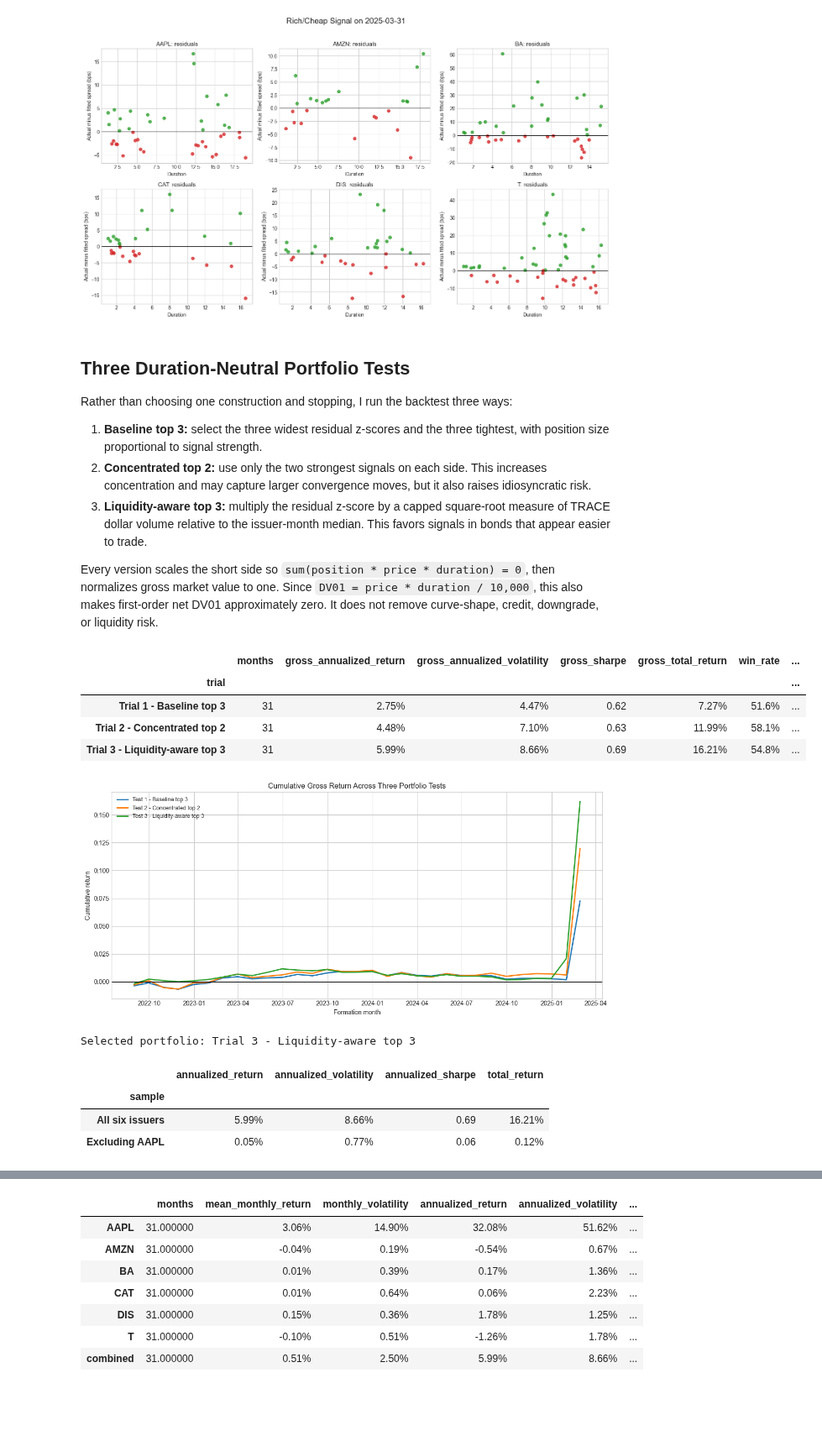
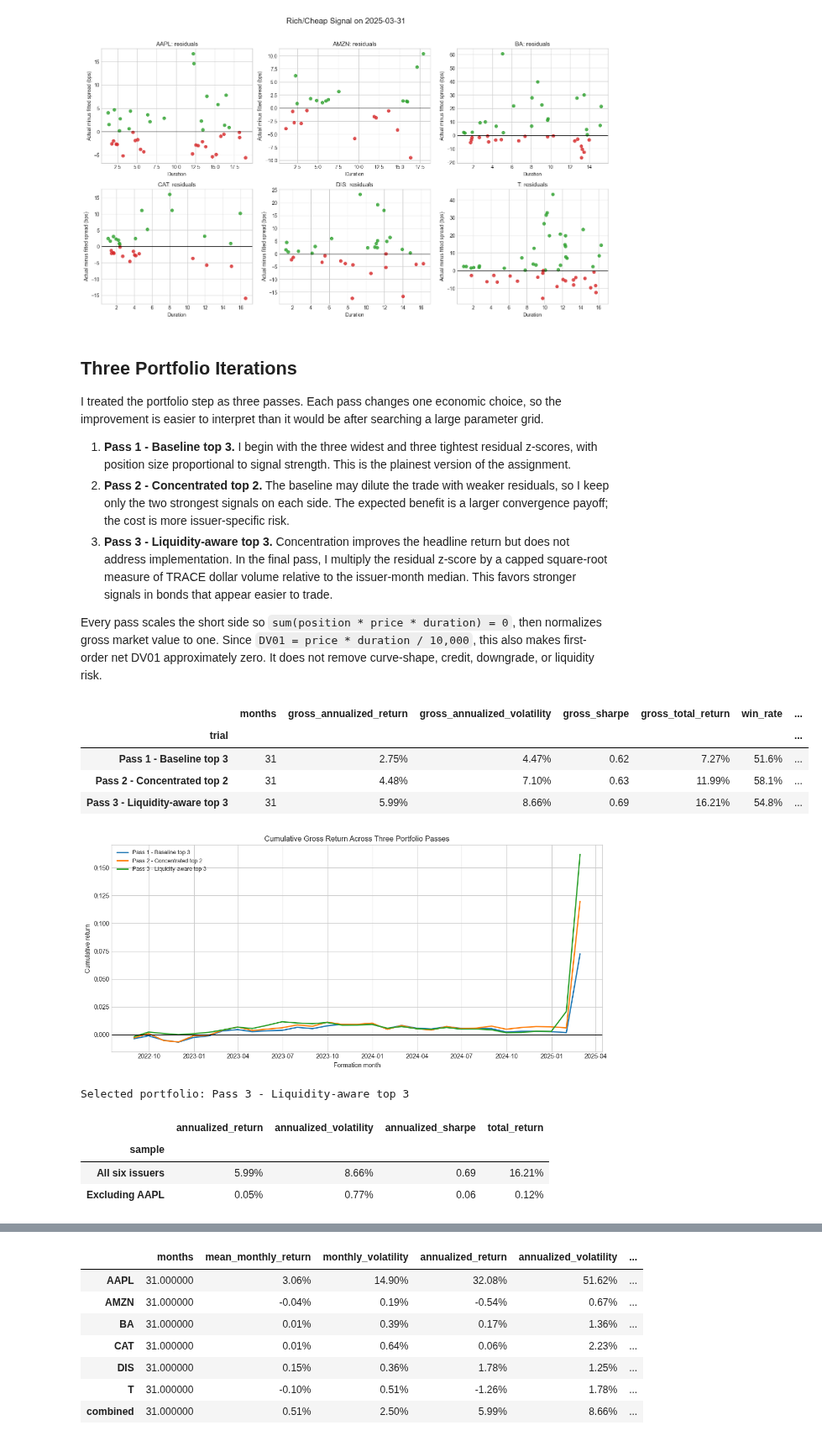
Before and after one commit to yingnichang/MTH9897, a Jupyter notebook: bond_relative_value_assignment.ipynb, the cells around one changed output, grey strips where cells are left out. Shown at 84% size. Saved outputs shown, nothing was run; the diff lists cells and outputs as text; code cells hidden in the pictures; blank space fills up the shorter version.

Commit message:
Refine three-pass portfolio analysis

```diff
--- a/bond_relative_value_assignment.ipynb
+++ b/bond_relative_value_assignment.ipynb
@@ -559,15 +559,15 @@ plt.show()
 # %% [output]
 [figure]
 # %% [markdown]
-## Three Duration-Neutral Portfolio Tests
+## Three Portfolio Iterations
 
-Rather than choosing one construction and stopping, I run the backtest three ways:
+I treated the portfolio step as three passes. Each pass changes one economic choice, so the improvement is easier to interpret than it would be after searching a large parameter grid.
 
-1. **Baseline top 3:** select the three widest residual z-scores and the three tightest, with position size proportional to signal strength.
-2. **Concentrated top 2:** use only the two strongest signals on each side. This increases concentration and may capture larger convergence moves, but it also raises idiosyncratic risk.
-3. **Liquidity-aware top 3:** multiply the residual z-score by a capped square-root measure of TRACE dollar volume relative to the issuer-month median. This favors signals in bonds that appear easier to trade.
+1. **Pass 1 - Baseline top 3.** I begin with the three widest and three tightest residual z-scores, with position size proportional to signal strength. This is the plainest version of the assignment.
+2. **Pass 2 - Concentrated top 2.** The baseline may dilute the trade with weaker residuals, so I keep only the two strongest signals on each side. The expected benefit is a larger convergence payoff; the cost is more issuer-specific risk.
+3. **Pass 3 - Liquidity-aware top 3.** Concentration improves the headline return but does not address implementation. In the final pass, I multiply the residual z-score by a capped square-root measure of TRACE dollar volume relative to the issuer-month median. This favors stronger signals in bonds that appear easier to trade.
 
-Every version scales the short side so `sum(position * price * duration) = 0`, then normalizes gross market value to one. Since `DV01 = price * duration / 10,000`, this also makes first-order net DV01 approximately zero. It does not remove curve-shape, credit, downgrade, or liquidity risk.
+Every pass scales the short side so `sum(position * price * duration) = 0`, then normalizes gross market value to one. Since `DV01 = price * duration / 10,000`, this also makes first-order net DV01 approximately zero. It does not remove curve-shape, credit, downgrade, or liquidity risk.
 # %%
 def performance_summary(return_series):
     r = pd.Series(return_series).dropna()
@@ -699,9 +699,9 @@ fitted["liquidity_multiplier"] = np.sqrt(fitted["volume_ratio"].clip(0.25, 4.0))
 fitted["liquidity_score"] = fitted["resid_z"] * fitted["liquidity_multiplier"]
 
 TRIAL_CONFIGS = {
-    "Trial 1 - Baseline top 3": {"top_n": 3, "score_col": "resid_z"},
-    "Trial 2 - Concentrated top 2": {"top_n": 2, "score_col": "resid_z"},
-    "Trial 3 - Liquidity-aware top 3": {"top_n": 3, "score_col": "liquidity_score"},
+    "Pass 1 - Baseline top 3": {"top_n": 3, "score_col": "resid_z"},
+    "Pass 2 - Concentrated top 2": {"top_n": 2, "score_col": "resid_z"},
+    "Pass 3 - Liquidity-aware top 3": {"top_n": 3, "score_col": "liquidity_score"},
 }
 
 trial_outputs = {
@@ -746,7 +746,7 @@ for name, (_, _, trial_combined) in trial_outputs.items():
     cumulative_trial = (1 + trial_combined.set_index("DATE")["portfolio_return"]).cumprod() - 1
     ax.plot(cumulative_trial.index, cumulative_trial, linewidth=2, label=name.replace("Trial ", "Test "))
 ax.axhline(0, color="black", linewidth=0.8)
-ax.set_title("Cumulative Gross Return Across Three Portfolio Tests")
+ax.set_title("Cumulative Gross Return Across Three Portfolio Passes")
 ax.set_xlabel("Formation month")
 ax.set_ylabel("Cumulative return")
 ax.legend(fontsize=9)
@@ -755,38 +755,38 @@ plt.show()
 
 # Select on cost-adjusted Sharpe, not gross return alone.
 SELECTED_TRIAL = trial_summary["net_25bps_sharpe"].idxmax()
 positions, issuer_month_returns, combined_returns = trial_outputs[SELECTED_TRIAL]
 
 # A simple robustness check shows how much the selected result depends on AAPL.
 robustness_rows = []
 for label, trial_issuer in {
     "All six issuers": issuer_month_returns,
     "Excluding AAPL": issuer_month_returns[issuer_month_returns["company_symbol"] != "AAPL"],
 }.items():
     robustness_monthly = trial_issuer.groupby("DATE")["portfolio_return"].mean()
     stats = performance_summary(robustness_monthly)
     robustness_rows.append({
         "sample": label,
         "annualized_return": stats["annualized_return"],
         "annualized_volatility": stats["annualized_volatility"],
         "annualized_sharpe": stats["annualized_sharpe"],
         "total_return": stats["total_return"],
     })
 robustness_table = pd.DataFrame(robustness_rows).set_index("sample")
 
 print(f"Selected portfolio: {SELECTED_TRIAL}")
 display(robustness_table.style.format({
     "annualized_return": "{:.2%}", "annualized_volatility": "{:.2%}",
     "annualized_sharpe": "{:.2f}", "total_return": "{:.2%}",
 }))
 # %% [output]
 |  | months | gross_annualized_return | gross_annualized_volatility | gross_sharpe | gross_total_return | win_rate | ... |
 | trial |  |  |  |  |  |  | ... |
-| Trial 1 - Baseline top 3 | 31 | 2.75% | 4.47% | 0.62 | 7.27% | 51.6% | ... |
-| Trial 2 - Concentrated top 2 | 31 | 4.48% | 7.10% | 0.63 | 11.99% | 58.1% | ... |
-| Trial 3 - Liquidity-aware top 3 | 31 | 5.99% | 8.66% | 0.69 | 16.21% | 54.8% | ... |
+| Pass 1 - Baseline top 3 | 31 | 2.75% | 4.47% | 0.62 | 7.27% | 51.6% | ... |
+| Pass 2 - Concentrated top 2 | 31 | 4.48% | 7.10% | 0.63 | 11.99% | 58.1% | ... |
+| Pass 3 - Liquidity-aware top 3 | 31 | 5.99% | 8.66% | 0.69 | 16.21% | 54.8% | ... |
 [figure]
-Selected portfolio: Trial 3 - Liquidity-aware top 3
+Selected portfolio: Pass 3 - Liquidity-aware top 3
 |  | annualized_return | annualized_volatility | annualized_sharpe | total_return |
 | sample |  |  |  |  |
 | All six issuers | 5.99% | 8.66% | 0.69 | 16.21% |
```
Also changed, not shown: parts of 8 cells of this notebook, 2 other files.
